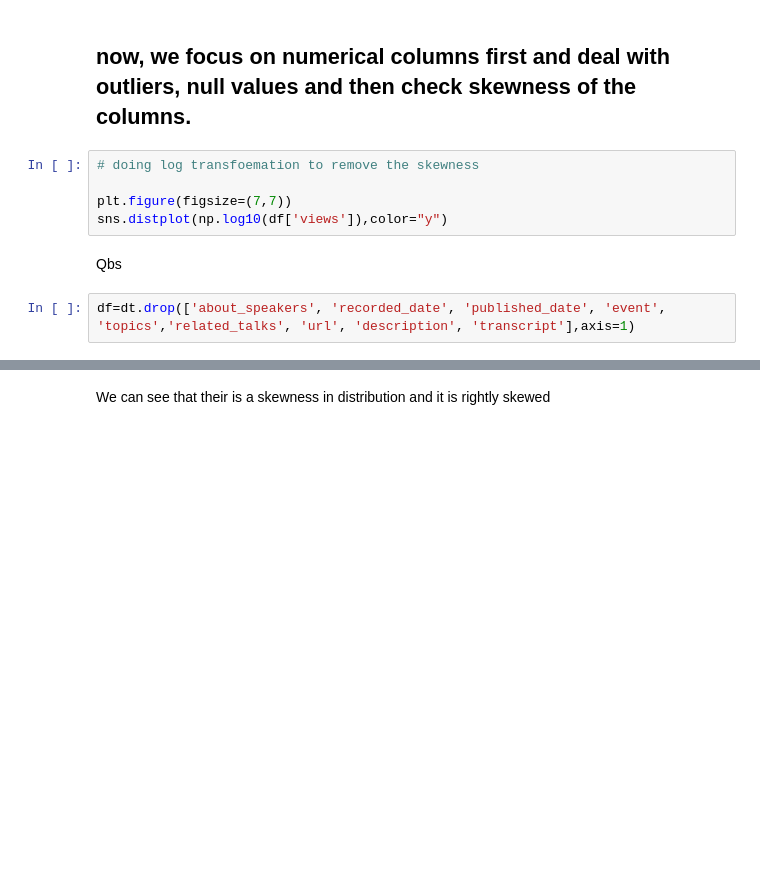
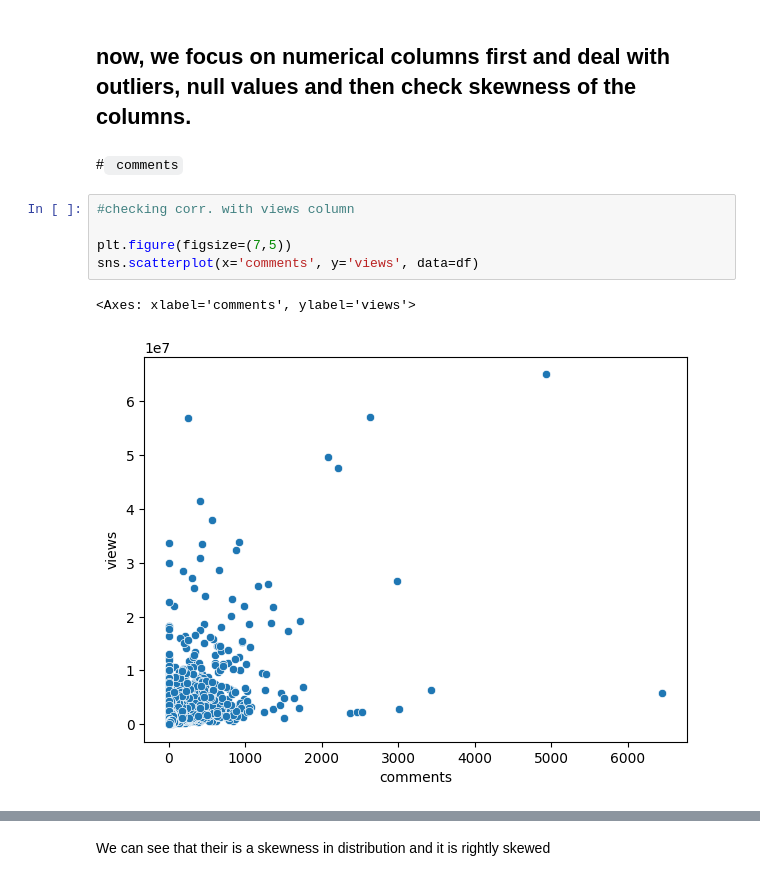
Before and after one commit to Aman811630/TED-talks-views-Prediction--ML-project, a Jupyter notebook: Aman_Singh_ML_project_on_TED_talks_views_prediction_.ipynb, the cells around one changed output, grey strips where cells are left out. Saved outputs shown, nothing was run; the diff lists cells and outputs as text; blank space fills up the shorter version.

```diff
--- a/Aman_Singh_ML_project_on_TED_talks_views_prediction_.ipynb
+++ b/Aman_Singh_ML_project_on_TED_talks_views_prediction_.ipynb
@@ -679,12 +701,16 @@ Observation -
 by line plot we can easily see that english laguage is used in maximum talk shows by speakers.
 # %% [markdown]
 ## now, we focus on numerical columns first and deal with outliers, null values and then check skewness of the columns.
-# %%
-# doing log transfoemation to remove the skewness
-
-plt.figure(figsize=(7,7))
-sns.distplot(np.log10(df['views']),color="y")
-# %% [markdown]
-Qbs
-# %%
-df=dt.drop(['about_speakers', 'recorded_date', 'published_date', 'event', 'topics','related_talks', 'url', 'description', 'transcript'],axis=1)
+# %% [markdown]
+
+
+
+#` comments`
+# %%
+#checking corr. with views column
+
+plt.figure(figsize=(7,5))
+sns.scatterplot(x='comments', y='views', data=df)
+# %% [output]
+<Axes: xlabel='comments', ylabel='views'>
+[figure, added]
```
Also changed, not shown: parts of 83 cells of this notebook.
